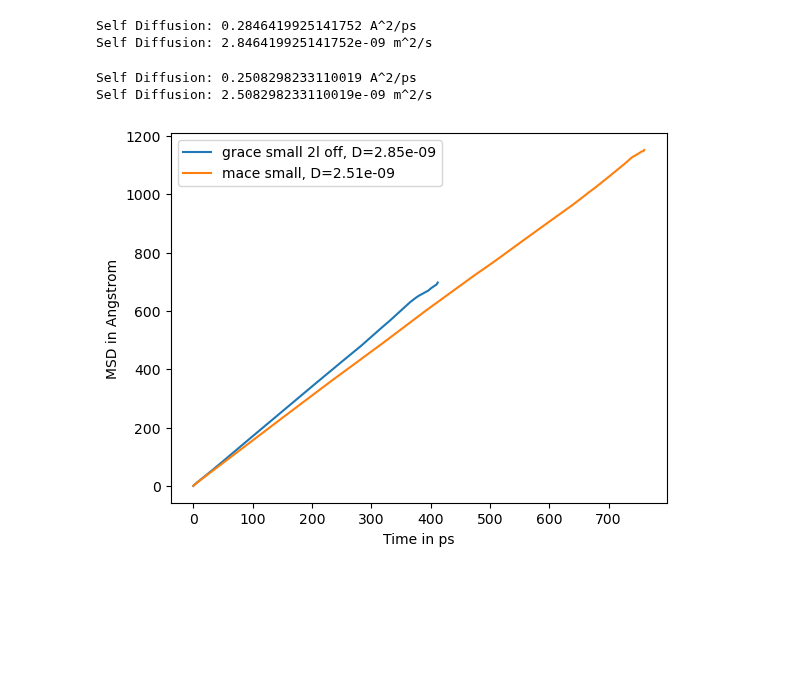
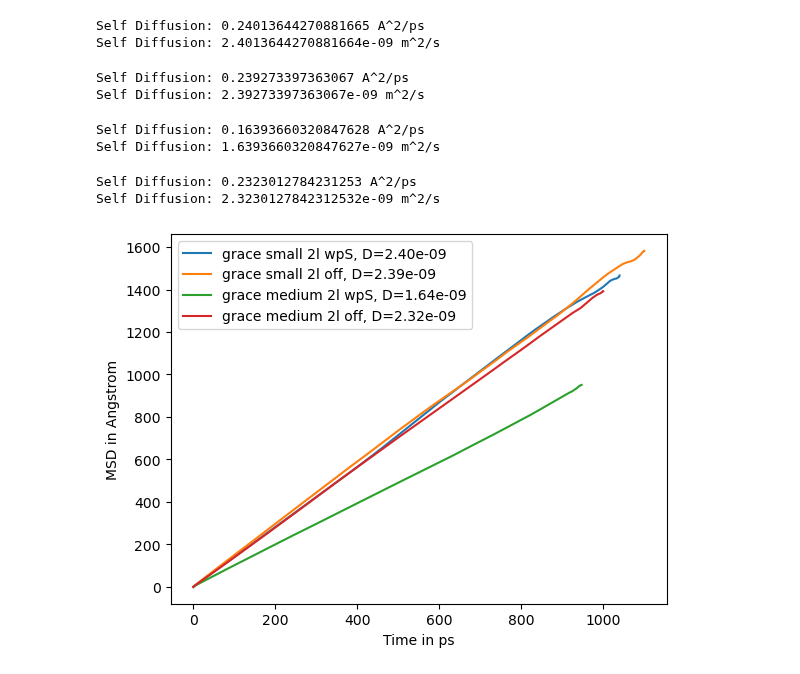
Before and after one commit to heid-lab/grace-off, a Jupyter notebook: analysis/diffusion.ipynb, the cells around one changed output. Saved outputs shown, nothing was run; the diff lists cells and outputs as text; code cells hidden in the pictures; blank space fills up the shorter version.

```diff
--- a/analysis/diffusion.ipynb
+++ b/analysis/diffusion.ipynb
@@ -22,11 +20,9 @@ import mdtraj as mdtraj
 # %%
 traj = {
-    # "grace small 1l": "../output/1l_wat_grace_small_a_wpS/wat_300_nvt.pdb",
-    # "grace small 2l": "../output/2l_wat_grace_small_a_wpS/wat_300_nvt.pdb",
+    "grace small 2l wpS": "../output/2l_wat_grace_small_a_wpS/wat_300_nvt.pdb",
     "grace small 2l off": "../output/2l_wat_grace_small_b_off/wat_300_nvt.pdb",
-    # "grace medium 1l": "../output/1l_wat_grace_medium_a_wpS/wat_300_nvt.pdb",
-    # "grace medium 2l": "../output/2l_wat_grace_medium_a_wpS/wat_300_nvt.pdb",
-    "mace small": "../output/wat_mace_small/wat_300_nvt.pdb",
+    "grace medium 2l wpS": "../output/2l_wat_grace_medium_a_wpS/wat_300_nvt.pdb",
+    "grace medium 2l off": "../output/2l_wat_grace_medium_b_off/wat_300_nvt.pdb",
 }
 for model, path in traj.items():
     universe = mda.Universe(path)
@@ -37,36 +33,42 @@ for model, path in traj.items():
     MSD_mm.run(step=1)
 
     result_mm = MSD_mm.results.timeseries
     msd_all = result_mm
     nframes = MSD_mm.n_frames
-    timestep = 0.1  # in ps,  this needs to be the actual time between frames
+    timestep = 0.05  # in ps,  this needs to be the actual time between frames
     lagtimes = np.arange(nframes) * timestep  # make the lag-time axis
     lag = lagtimes
     # plot the actual MSD
     # plt.show()
 
     # linear_model = linregress(lagtimes[500:-100], result_mm[500:-100])
     linear_model = linregress(lagtimes, result_mm)
     slope = linear_model.slope
     error = linear_model.stderr
     D = slope / 6
     print(f"Self Diffusion: {D} A^2/ps")
     print(f"Self Diffusion: {D*10**-8} m^2/s")
     diffusion = D * 10**-8
     plt.plot(
         lagtimes,
         result_mm,
         label=f'{model.split("/")[-1].split(".")[0]}, D={diffusion:.2e}',
     )
     plt.ylabel("MSD in Angstrom")
     plt.xlabel("Time in ps")
 
     # ANI diffusion
 plt.legend()
 plt.show()
+
+# MACE: 2.51*10^-9 m^2/s
 # %% [output]
-Self Diffusion: 0.2846419925141752 A^2/ps
-Self Diffusion: 2.846419925141752e-09 m^2/s
+Self Diffusion: 0.24013644270881665 A^2/ps
+Self Diffusion: 2.4013644270881664e-09 m^2/s
-Self Diffusion: 0.2508298233110019 A^2/ps
-Self Diffusion: 2.508298233110019e-09 m^2/s
+Self Diffusion: 0.239273397363067 A^2/ps
+Self Diffusion: 2.39273397363067e-09 m^2/s
+Self Diffusion: 0.16393660320847628 A^2/ps
+Self Diffusion: 1.6393660320847627e-09 m^2/s
+Self Diffusion: 0.2323012784231253 A^2/ps
+Self Diffusion: 2.3230127842312532e-09 m^2/s
-[figure, old version]
+[figure, new version]
```
Also changed, not shown: parts of 1 cell of this notebook, 16 other files.
